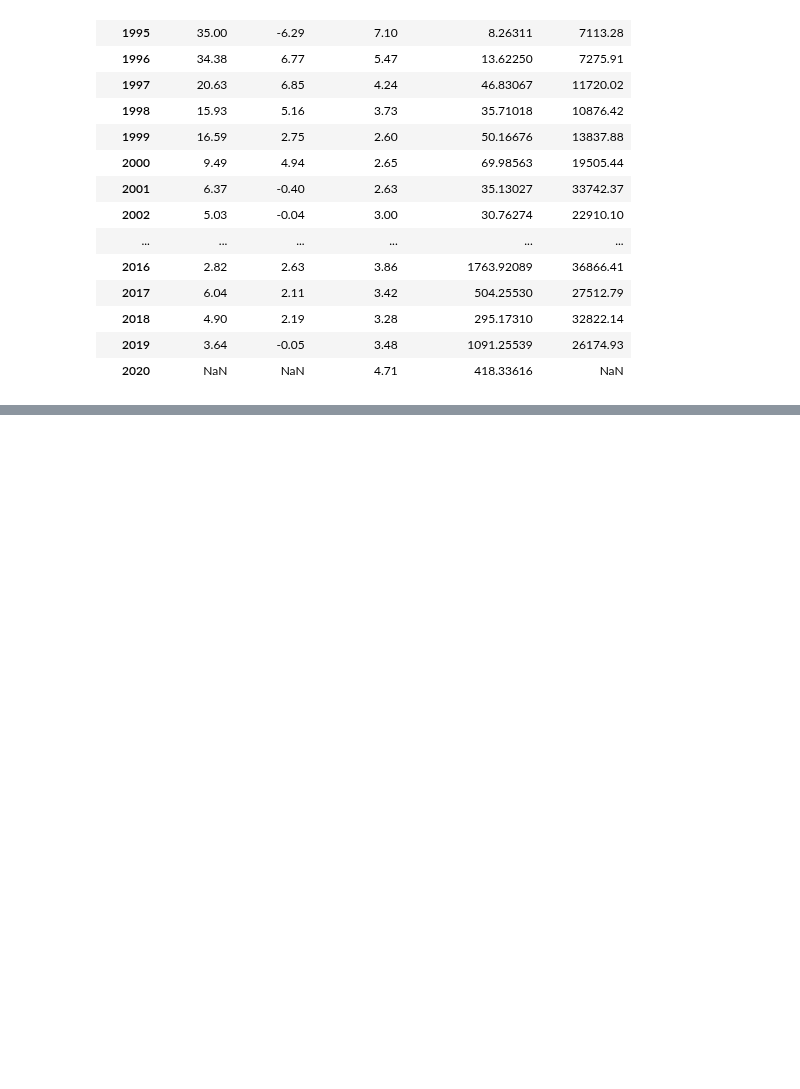
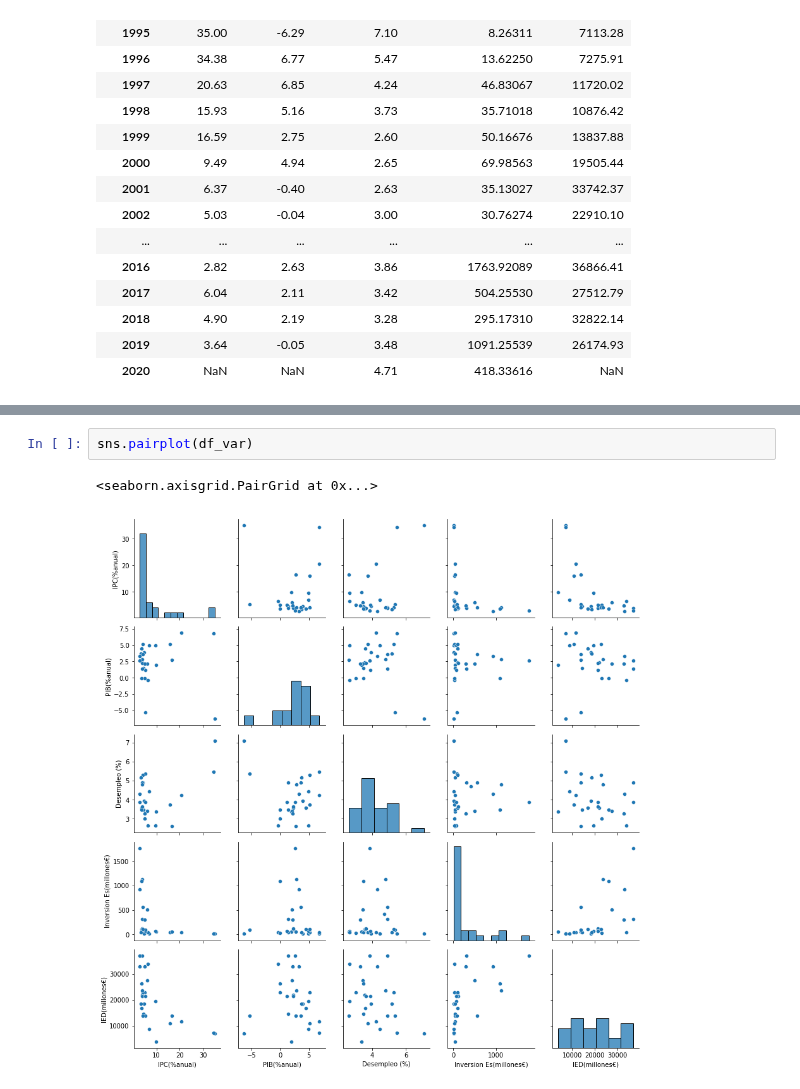
Before and after one commit to Afri-cola/Kschool-TFM, a Jupyter notebook: Variables_economicas.ipynb, the cells around one changed output, grey strips where cells are left out. Saved outputs shown, nothing was run; the diff lists cells and outputs as text; blank space fills up the shorter version.

```diff
--- a/Variables_economicas.ipynb
+++ b/Variables_economicas.ipynb
@@ -50,0 +56,5 @@ Text(0.5, 1.0, 'Evolución variables economicas')
+# %%
+sns.pairplot(df_var)
+# %% [output]
+<seaborn.axisgrid.PairGrid at 0x...>
+[figure, added]
```
Also changed, not shown: parts of 2 cells of this notebook.
